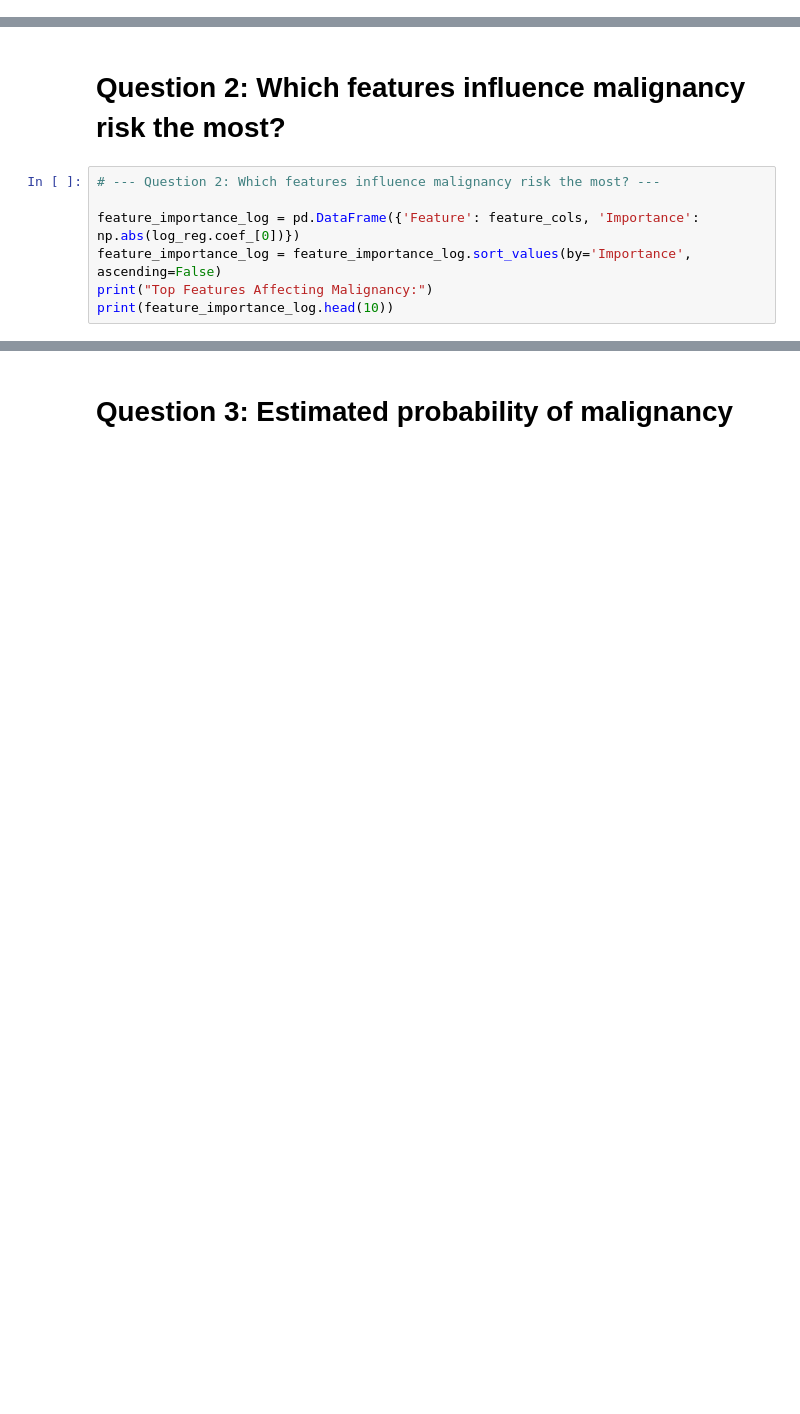
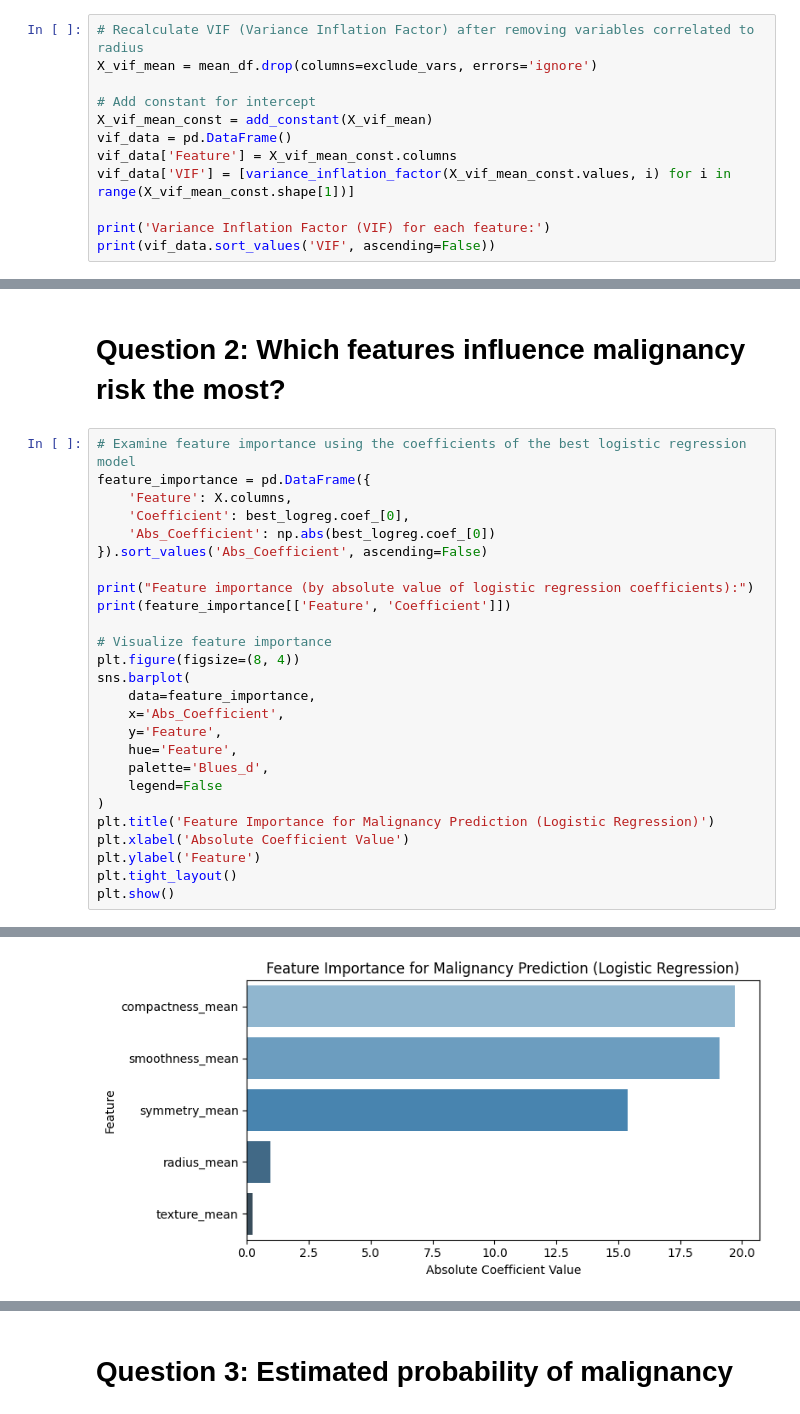
Before and after one commit to johnatorres226/python-breast-cancer, a Jupyter notebook: src/analysis.ipynb, the cells around one changed output, grey strips where cells are left out. Cells and saved outputs as stored; diff of their text form; blank space fills up the shorter version.

```diff
--- a/src/analysis.ipynb
+++ b/src/analysis.ipynb
@@ -119,0 +68,12 @@ None
+# %%
+# Recalculate VIF (Variance Inflation Factor) after removing variables correlated to radius
+X_vif_mean = mean_df.drop(columns=exclude_vars, errors='ignore')
+
+# Add constant for intercept
+X_vif_mean_const = add_constant(X_vif_mean)
+vif_data = pd.DataFrame()
+vif_data['Feature'] = X_vif_mean_const.columns
+vif_data['VIF'] = [variance_inflation_factor(X_vif_mean_const.values, i) for i in range(X_vif_mean_const.shape[1])]
+
+print('Variance Inflation Factor (VIF) for each feature:')
+print(vif_data.sort_values('VIF', ascending=False))
@@ -707,9 +275,29 @@ exp_log.show_in_notebook()
 # %% [markdown]
 # Question 2: Which features influence malignancy risk the most?
-# %%
-# --- Question 2: Which features influence malignancy risk the most? ---
-
-feature_importance_log = pd.DataFrame({'Feature': feature_cols, 'Importance': np.abs(log_reg.coef_[0])})
-feature_importance_log = feature_importance_log.sort_values(by='Importance', ascending=False)
-print("Top Features Affecting Malignancy:")
-print(feature_importance_log.head(10))
+# %%
+# Examine feature importance using the coefficients of the best logistic regression model
+feature_importance = pd.DataFrame({
+    'Feature': X.columns,
+    'Coefficient': best_logreg.coef_[0],
+    'Abs_Coefficient': np.abs(best_logreg.coef_[0])
+}).sort_values('Abs_Coefficient', ascending=False)
+
+print("Feature importance (by absolute value of logistic regression coefficients):")
+print(feature_importance[['Feature', 'Coefficient']])
+
+# Visualize feature importance
+plt.figure(figsize=(8, 4))
+sns.barplot(
+    data=feature_importance,
+    x='Abs_Coefficient',
+    y='Feature',
+    hue='Feature',
+    palette='Blues_d',
+    legend=False
+)
+plt.title('Feature Importance for Malignancy Prediction (Logistic Regression)')
+plt.xlabel('Absolute Coefficient Value')
+plt.ylabel('Feature')
+plt.tight_layout()
+plt.show()
+# %% [output]
@@ -715,0 +311 @@ print(feature_importance_log.head(10))
+[figure, added]
```
Also changed, not shown: parts of 57 cells of this notebook, 7 other files.
